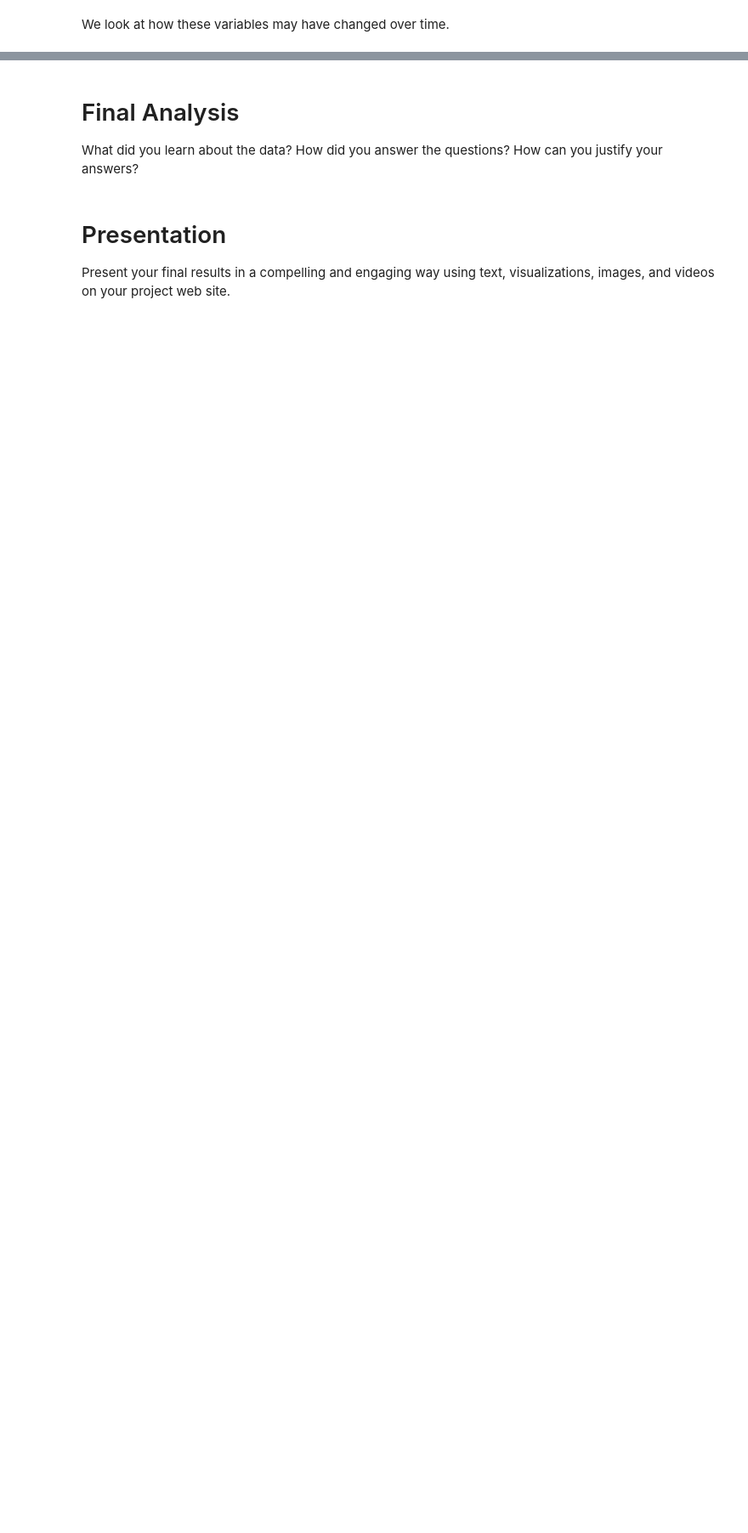
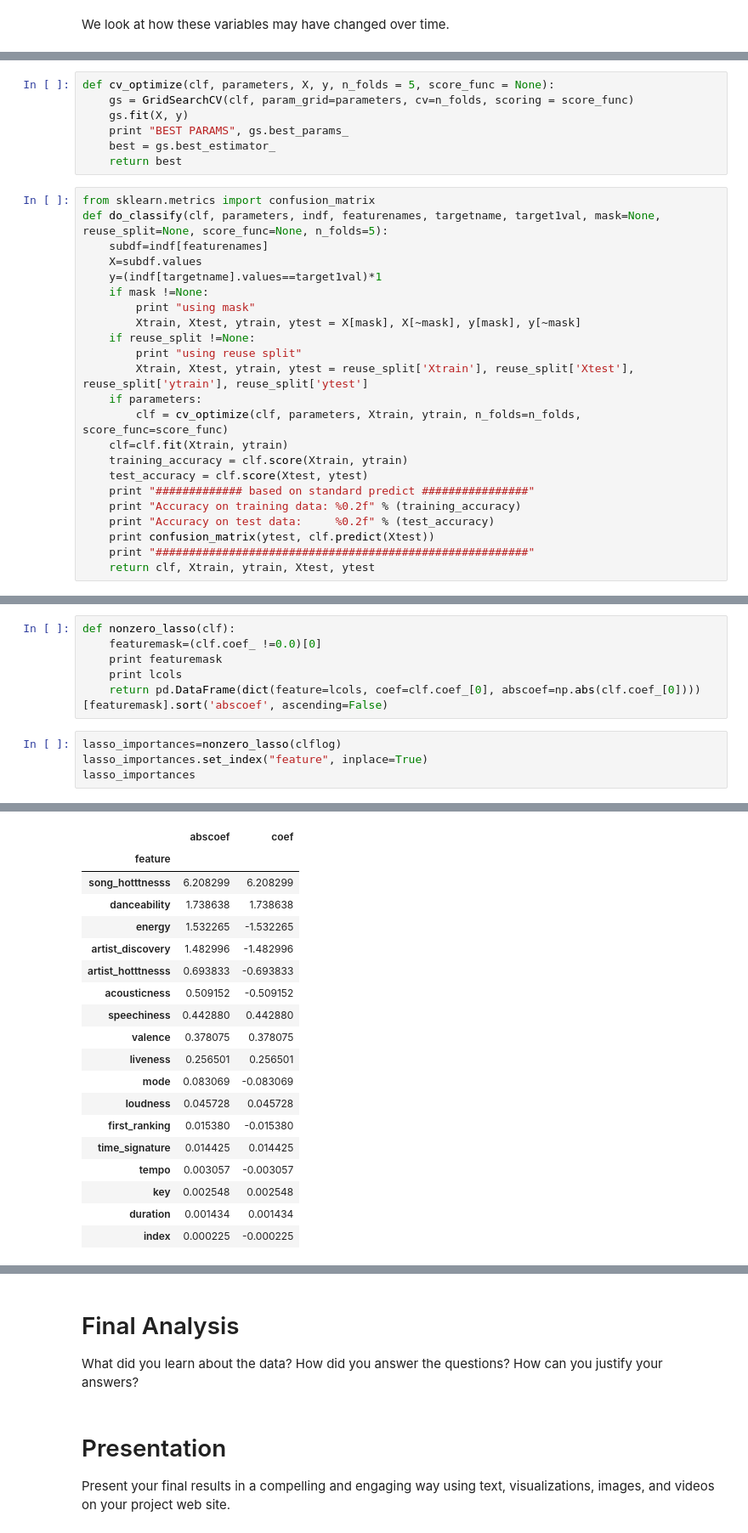
Before and after one commit to matlisa/crimsondance, a Jupyter notebook: Final iPython Turning In.ipynb, the cells around one changed output, grey strips where cells are left out. Shown at 85% size. Drawn from its saved outputs; the diff is of its cells as text; blank space fills up the shorter version.

Commit message:
Sort of Turning In

```diff
--- a/Final iPython Turning In.ipynb
+++ b/Final iPython Turning In.ipynb
@@ -945,0 +1154,30 @@ for ax, var in zip(axes.ravel(), variables):
+# %%
+def cv_optimize(clf, parameters, X, y, n_folds = 5, score_func = None):
+    gs = GridSearchCV(clf, param_grid=parameters, cv=n_folds, scoring = score_func)
+    gs.fit(X, y)
+    print "BEST PARAMS", gs.best_params_
+    best = gs.best_estimator_
+    return best
+# %%
+from sklearn.metrics import confusion_matrix
+def do_classify(clf, parameters, indf, featurenames, targetname, target1val, mask=None, reuse_split=None, score_func=None, n_folds=5):
+    subdf=indf[featurenames]
+    X=subdf.values
+    y=(indf[targetname].values==target1val)*1
+    if mask !=None:
+        print "using mask"
+        Xtrain, Xtest, ytrain, ytest = X[mask], X[~mask], y[mask], y[~mask]
+    if reuse_split !=None:
+        print "using reuse split"
+        Xtrain, Xtest, ytrain, ytest = reuse_split['Xtrain'], reuse_split['Xtest'], reuse_split['ytrain'], reuse_split['ytest']
+    if parameters:
+        clf = cv_optimize(clf, parameters, Xtrain, ytrain, n_folds=n_folds, score_func=score_func)
+    clf=clf.fit(Xtrain, ytrain)
+    training_accuracy = clf.score(Xtrain, ytrain)
+    test_accuracy = clf.score(Xtest, ytest)
+    print "############# based on standard predict ################"
+    print "Accuracy on training data: %0.2f" % (training_accuracy)
+    print "Accuracy on test data:     %0.2f" % (test_accuracy)
+    print confusion_matrix(ytest, clf.predict(Xtest))
+    print "########################################################"
+    return clf, Xtrain, ytrain, Xtest, ytest
@@ -945,0 +1270,11 @@ for ax, var in zip(axes.ravel(), variables):
+# %%
+def nonzero_lasso(clf):
+    featuremask=(clf.coef_ !=0.0)[0]
+    print featuremask
+    print lcols
+    return pd.DataFrame(dict(feature=lcols, coef=clf.coef_[0], abscoef=np.abs(clf.coef_[0])))[featuremask].sort('abscoef', ascending=False)
+# %%
+lasso_importances=nonzero_lasso(clflog)
+lasso_importances.set_index("feature", inplace=True)
+lasso_importances
+# %% [output]
@@ -945,0 +1284,19 @@ for ax, var in zip(axes.ravel(), variables):
+|  | abscoef | coef |
+| feature |  |  |
+| song_hotttnesss | 6.208299 | 6.208299 |
+| danceability | 1.738638 | 1.738638 |
+| energy | 1.532265 | -1.532265 |
+| artist_discovery | 1.482996 | -1.482996 |
+| artist_hotttnesss | 0.693833 | -0.693833 |
+| acousticness | 0.509152 | -0.509152 |
+| speechiness | 0.442880 | 0.442880 |
+| valence | 0.378075 | 0.378075 |
+| liveness | 0.256501 | 0.256501 |
+| mode | 0.083069 | -0.083069 |
+| loudness | 0.045728 | 0.045728 |
+| first_ranking | 0.015380 | -0.015380 |
+| time_signature | 0.014425 | 0.014425 |
+| tempo | 0.003057 | -0.003057 |
+| key | 0.002548 | 0.002548 |
+| duration | 0.001434 | 0.001434 |
+| index | 0.000225 | -0.000225 |
```
Also changed, not shown: parts of 49 cells of this notebook, 2 other files.
